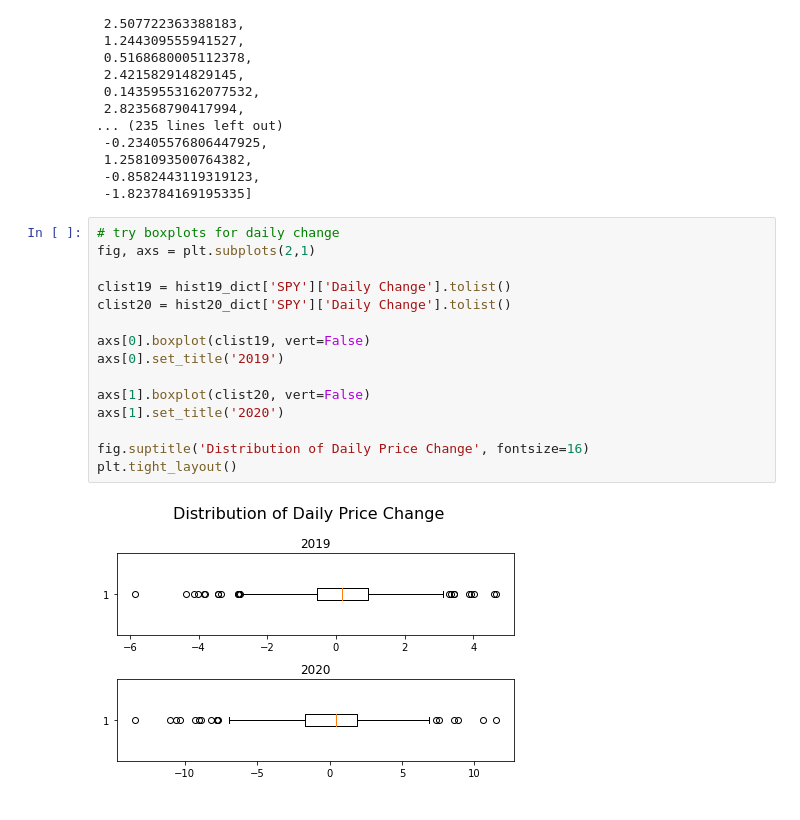
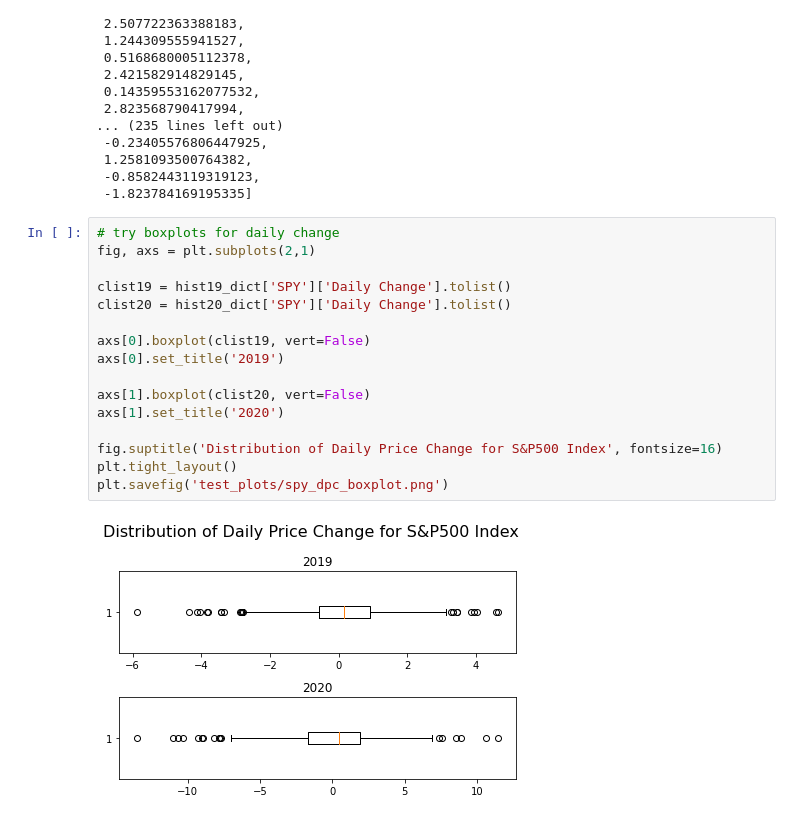
Before and after one commit to dmtiblin/Project-1, a Jupyter notebook: Galen/project 1 test/covid_v_nocovid.ipynb, the cells around one changed output. Cells and saved outputs as stored; diff of their text form.

Commit message:
did boxplot for amplitude, saved some images of plots

```diff
--- a/Galen/project 1 test/covid_v_nocovid.ipynb
+++ b/Galen/project 1 test/covid_v_nocovid.ipynb
@@ -199,17 +197,18 @@ clist19
 # %%
 # try boxplots for daily change
 fig, axs = plt.subplots(2,1)
 
 clist19 = hist19_dict['SPY']['Daily Change'].tolist()
 clist20 = hist20_dict['SPY']['Daily Change'].tolist()
 
 axs[0].boxplot(clist19, vert=False)
 axs[0].set_title('2019')
 
 axs[1].boxplot(clist20, vert=False)
 axs[1].set_title('2020')
 
-fig.suptitle('Distribution of Daily Price Change', fontsize=16)
+fig.suptitle('Distribution of Daily Price Change for S&P500 Index', fontsize=16)
 plt.tight_layout()
+plt.savefig('test_plots/spy_dpc_boxplot.png')
 # %% [output]
-[figure, old version]
+[figure, new version]
```
Also changed, not shown: parts of 4 cells of this notebook, 4 other files.
